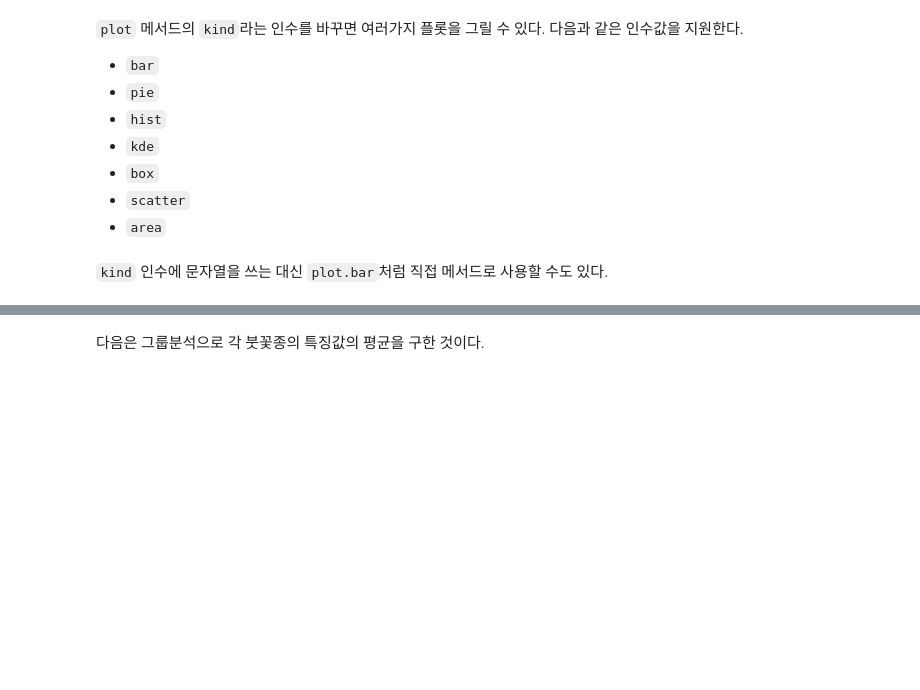
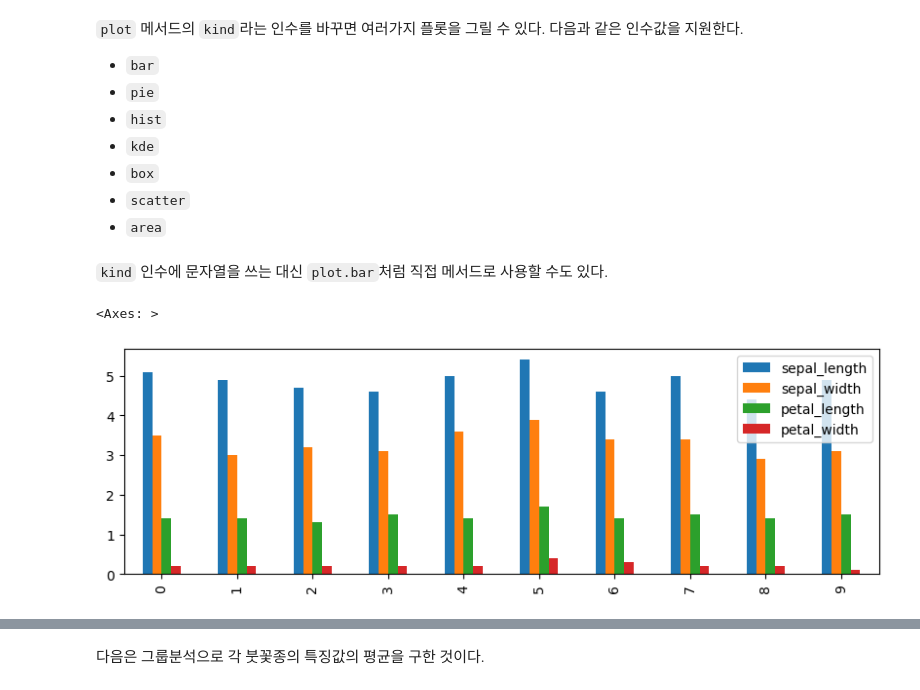
Before and after one commit to wo2young/wooyoung, a Jupyter notebook: python-1204/데이터 분석/Matplotlib/[Matplotlib실습] 05.05 Pandas의 시각화 기능.ipynb, the cells around one changed output, grey strips where cells are left out. Cells and saved outputs as stored; diff of their text form; code cells hidden in the pictures; blank space fills up the shorter version.

```diff
--- a/python-1204/데이터 분석/Matplotlib/[Matplotlib실습] 05.05 Pandas의 시각화 기능.ipynb
+++ b/python-1204/데이터 분석/Matplotlib/[Matplotlib실습] 05.05 Pandas의 시각화 기능.ipynb
@@ -80,5 +80,14 @@ df_cumsum.plot()
 * `box`
 * `scatter`
 * `area`
+# %%
+import seaborn as sns
+iris = sns.load_dataset("iris")    # 붓꽃 데이터
+titanic = sns.load_dataset("titanic")    # 타이타닉호 데이터
 # %% [markdown]
 `kind` 인수에 문자열을 쓰는 대신 `plot.bar`처럼 직접 메서드로 사용할 수도 있다.
+# %%
+iris[:10].plot(figsize=(10,3), kind='bar')
+# %% [output]
+<Axes: >
+[figure, added]
```
Also changed, not shown: parts of 14 cells of this notebook, 4 other files.
